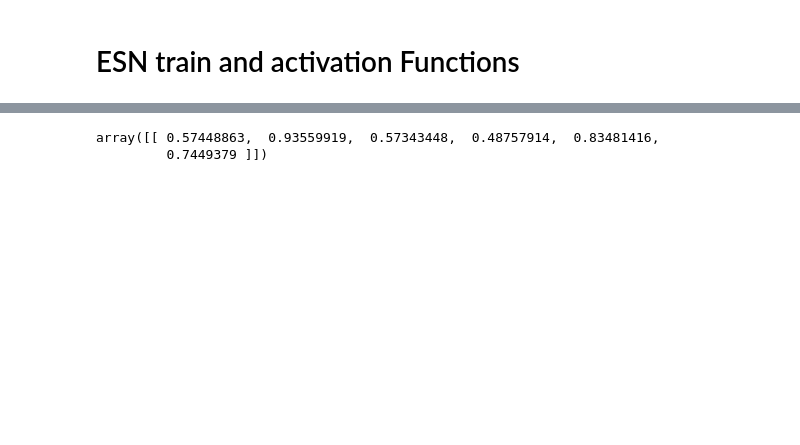
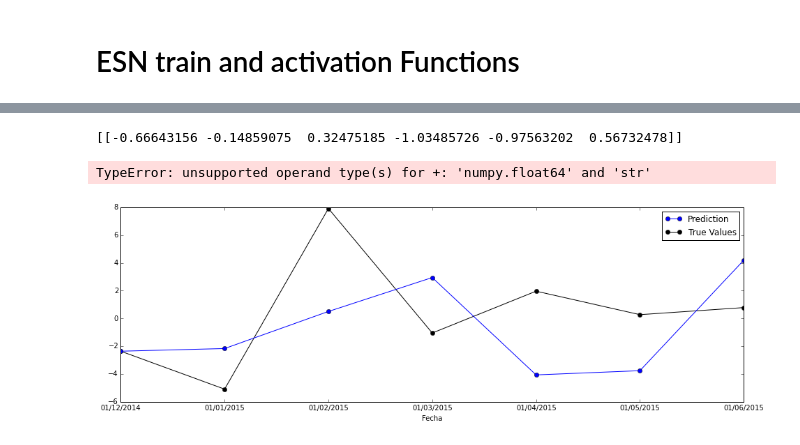
Before and after one commit to Ark93/AnnEchoState, a Jupyter notebook: EchoStateNetworkFullAlgorithm.ipynb, the cells around one changed output, grey strips where cells are left out. Saved outputs shown, nothing was run; the diff lists cells and outputs as text; code cells hidden in the pictures; blank space fills up the shorter version.

```diff
--- a/EchoStateNetworkFullAlgorithm.ipynb
+++ b/EchoStateNetworkFullAlgorithm.ipynb
@@ -3,4 +3,7 @@ from numpy import *
 from matplotlib.pyplot import *
 import scipy.linalg
 %matplotlib inline
-matplotlib.pylab.rcParams['figure.figsize']= 16,5
+import matplotlib.lines as mlines
+import matplotlib.pylab as pylab
+pylab.rcParams['figure.figsize']= 16,5
+from __future__ import division
@@ -188,9 +305,8 @@ Y2 = denormalize_predictions(d_mean,d_std,Y)
-# %%
-Y2
-# %% [output]
-array([[ 0.57448863,  0.93559919,  0.57343448,  0.48757914,  0.83481416,
-         0.7449379 ]])
-# %% [markdown]
-#
-# %% [markdown]
-#
+# %%
+ParameterList = [[100],[1],[2],[0.1],[1e-9,1e-8,1e-5,1e-2,1e-1,1,10]]
+# %%
+bSet,bPred,bMSE = get_best_setup(ParameterList)
+# %% [output]
+[[-0.66643156 -0.14859075  0.32475185 -1.03485726 -0.97563202  0.56732478]]
+TypeError: unsupported operand type(s) for +: 'numpy.float64' and 'str'
+[figure, added]
```
Also changed, not shown: parts of 28 cells of this notebook, 1 other file.
